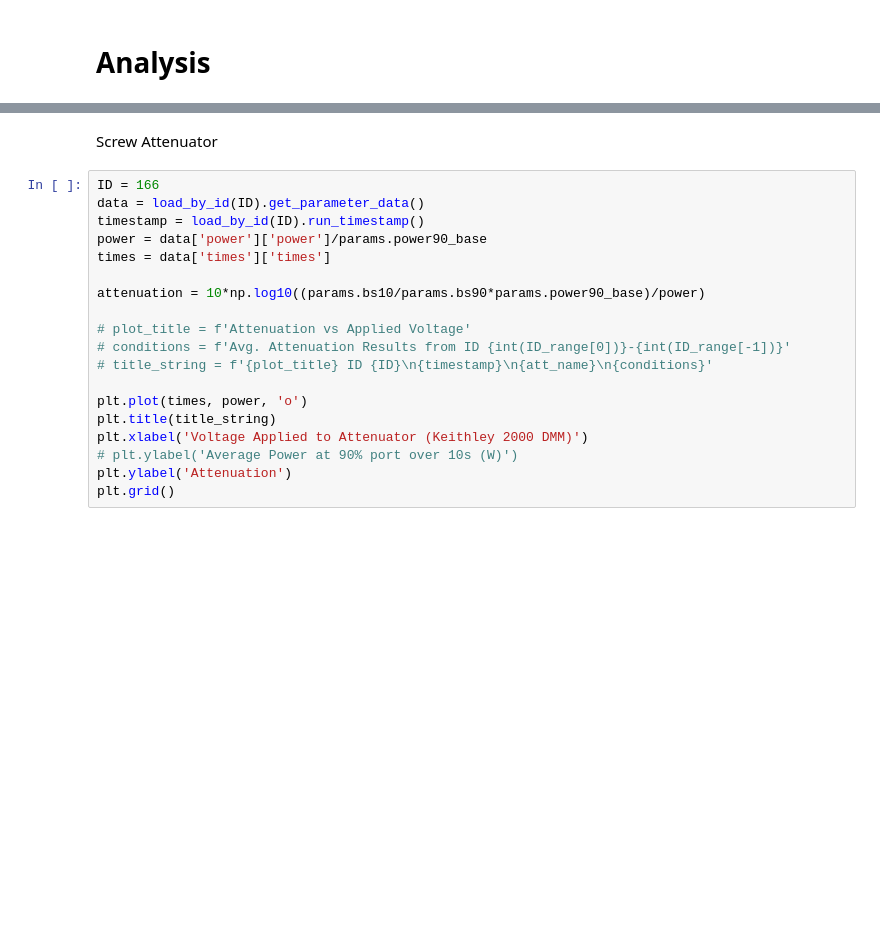
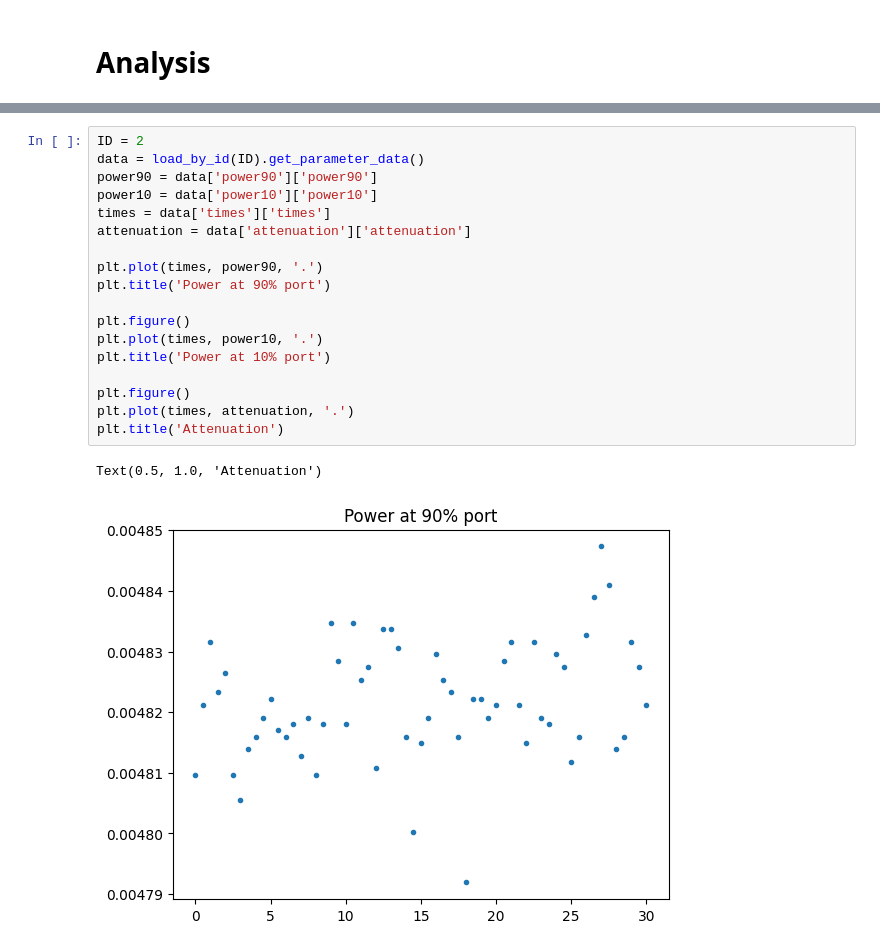
Before and after one commit to QNLSydney/snspd, a Jupyter notebook: SNSPD2/SNSPD6_1_Calibration_New_Powermeter_Analysis.ipynb, the cells around one changed output, grey strips where cells are left out. Cells and saved outputs as stored; diff of their text form; blank space fills up the shorter version.

```diff
--- a/SNSPD2/SNSPD6_1_Calibration_New_Powermeter_Analysis.ipynb
+++ b/SNSPD2/SNSPD6_1_Calibration_New_Powermeter_Analysis.ipynb
@@ -176,21 +80,21 @@ plt.grid()
-# %% [markdown]
-Screw Attenuator
-# %%
-ID = 166
-data = load_by_id(ID).get_parameter_data()
-timestamp = load_by_id(ID).run_timestamp()
-power = data['power']['power']/params.power90_base
-times = data['times']['times']
-
-attenuation = 10*np.log10((params.bs10/params.bs90*params.power90_base)/power)
-
-# plot_title = f'Attenuation vs Applied Voltage'
-# conditions = f'Avg. Attenuation Results from ID {int(ID_range[0])}-{int(ID_range[-1])}'
-# title_string = f'{plot_title} ID {ID}\n{timestamp}\n{att_name}\n{conditions}'
-
-plt.plot(times, power, 'o')
-plt.title(title_string)
-plt.xlabel('Voltage Applied to Attenuator (Keithley 2000 DMM)')
-# plt.ylabel('Average Power at 90% port over 10s (W)')
-plt.ylabel('Attenuation')
-plt.grid()
+# %%
+ID = 2
+data = load_by_id(ID).get_parameter_data()
+power90 = data['power90']['power90']
+power10 = data['power10']['power10']
+times = data['times']['times']
+attenuation = data['attenuation']['attenuation']
+
+plt.plot(times, power90, '.')
+plt.title('Power at 90% port')
+
+plt.figure()
+plt.plot(times, power10, '.')
+plt.title('Power at 10% port')
+
+plt.figure()
+plt.plot(times, attenuation, '.')
+plt.title('Attenuation')
+# %% [output]
+Text(0.5, 1.0, 'Attenuation')
+[figure, added]
```
Also changed, not shown: parts of 13 cells of this notebook, 6 other files.
